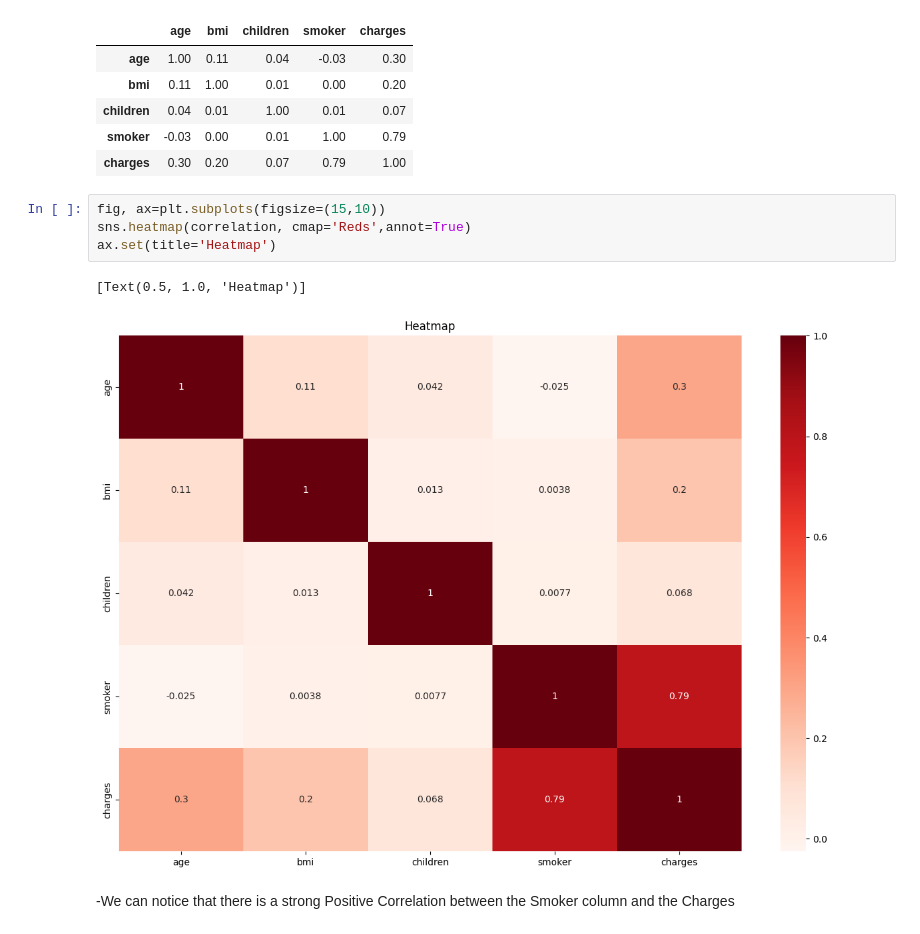
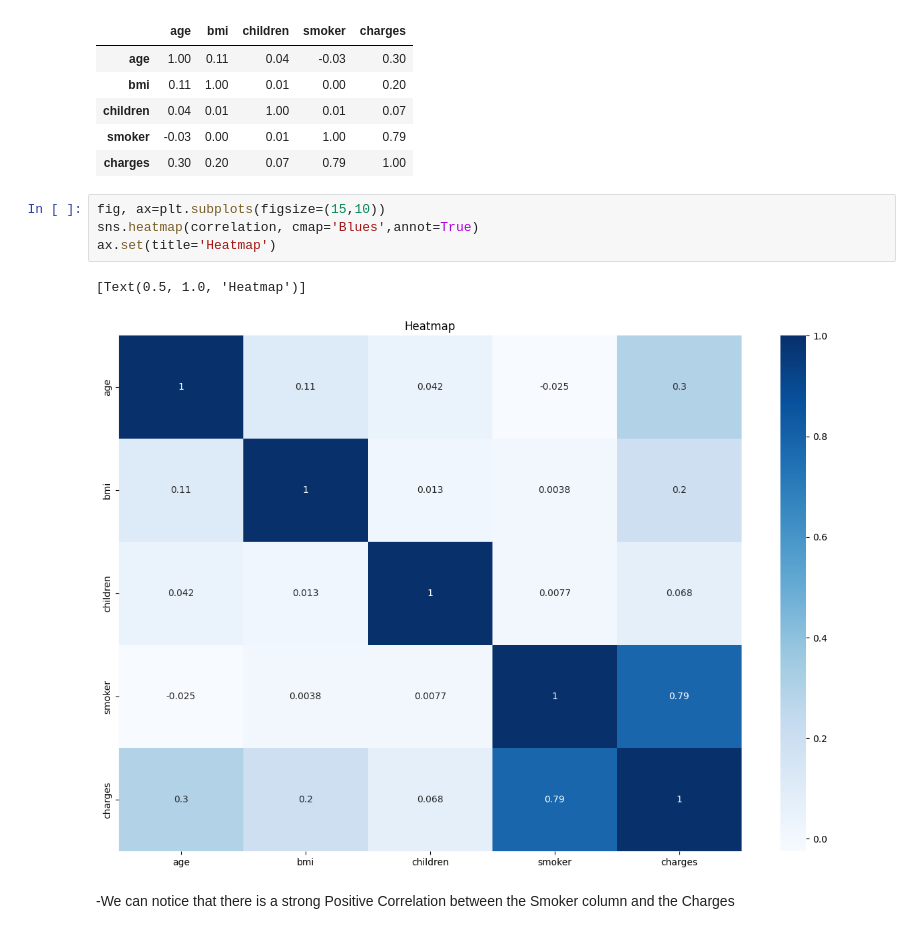
Before and after one commit to basharbayatna/Insurance_Dataset, a Jupyter notebook: Data_Visualization_(Core).ipynb, the cells around one changed output. Drawn from its saved outputs; the diff is of its cells as text.

```diff
--- a/Data_Visualization_(Core).ipynb
+++ b/Data_Visualization_(Core).ipynb
@@ -67,11 +67,11 @@ correlation.round(2)
 | charges | 0.30 | 0.20 | 0.07 | 0.79 | 1.00 |
 # %%
 fig, ax=plt.subplots(figsize=(15,10))
-sns.heatmap(correlation, cmap='Reds',annot=True)
+sns.heatmap(correlation, cmap='Blues',annot=True)
 ax.set(title='Heatmap')
 # %% [output]
 [Text(0.5, 1.0, 'Heatmap')]
-[figure, old version]
+[figure, new version]
 # %% [markdown]
 -We can notice that there is a strong Positive Correlation between the Smoker column and the Charges
 # %% [markdown]
```
Also changed, not shown: parts of 7 cells of this notebook.
